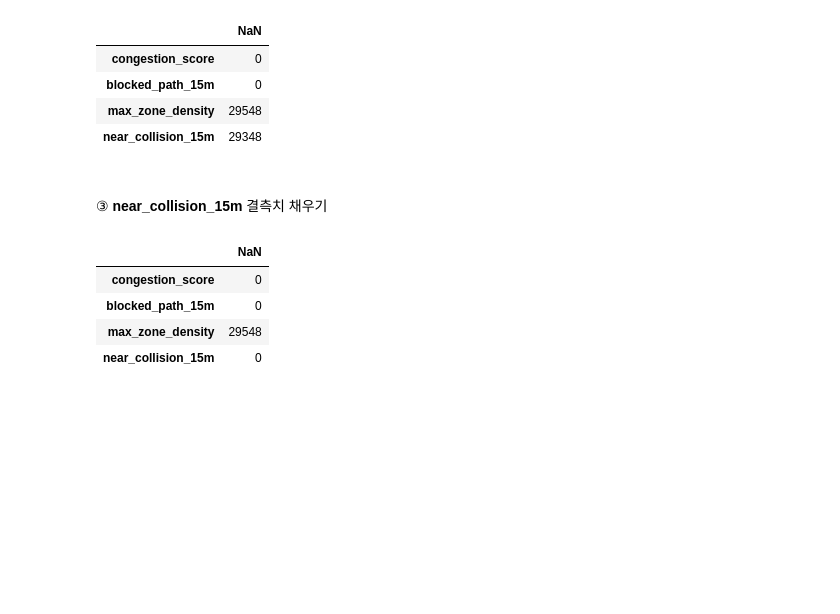
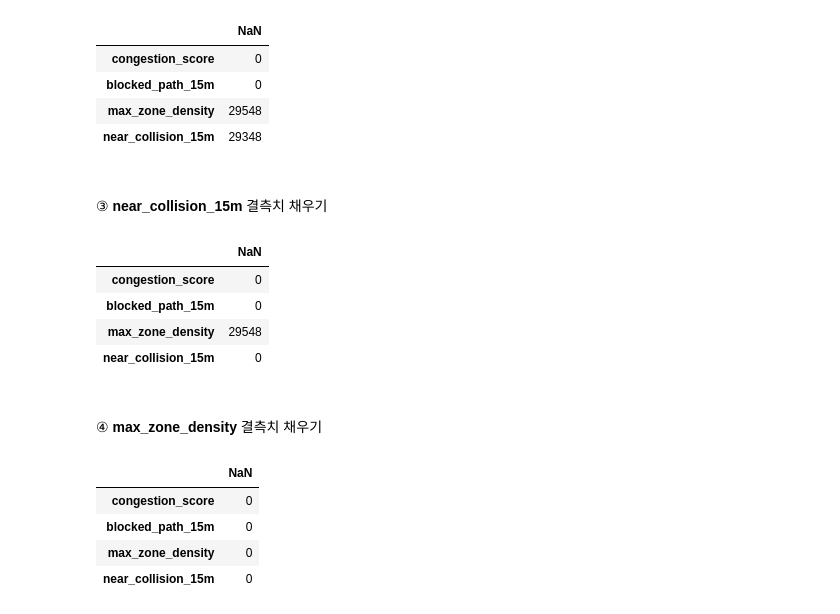
Before and after one commit to dodamhaae/Dacon, a Jupyter notebook: Smart-Warehouse-Delay/Traffic_train.ipynb, the cells around one changed output. Drawn from its saved outputs; the diff is of its cells as text; code cells hidden in the pictures; blank space fills up the shorter version.

Commit message:
fill missing values in Traffic (RF)

```diff
--- a/Smart-Warehouse-Delay/Traffic_train.ipynb
+++ b/Smart-Warehouse-Delay/Traffic_train.ipynb
@@ -287,0 +288,29 @@ df.to_csv("traffic_V4.csv", index=False)
+# %% [markdown]
+#####
+④ **max_zone_density** 결측치 채우기
+# %%
+target = "max_zone_density"
+features = ["congestion_score", "blocked_path_15m", "near_collision_15m"]
+
+train_rf = traffic.dropna(subset=[target] + features)
+
+X = train_rf[features]
+y = train_rf[target]
+
+model = RandomForestRegressor(n_estimators=100, random_state=42)
+model.fit(X, y)
+
+mask = traffic[target].isna()
+traffic.loc[mask, target] = model.predict(
+    traffic.loc[mask, features]
+)
+# %%
+df["max_zone_density"] = traffic["max_zone_density"]
+# %%
+df[["congestion_score", "blocked_path_15m", "max_zone_density", "near_collision_15m"]].isnull().sum().to_frame(name="NaN")
+# %% [output]
+|  | NaN |
+| congestion_score | 0 |
+| blocked_path_15m | 0 |
+| max_zone_density | 0 |
+| near_collision_15m | 0 |
```
Also changed, not shown: parts of 2 cells of this notebook, 1 other file.
